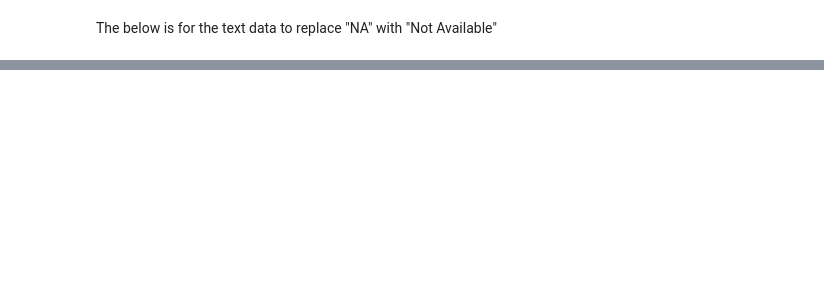
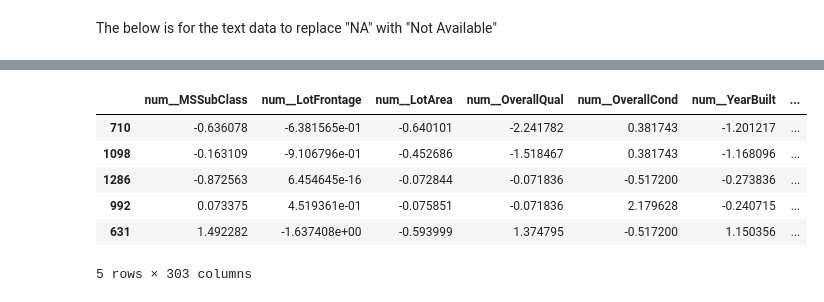
Before and after one commit to soumyags/Regression-Project, a Jupyter notebook: HouseDataProject Automated/HouseProject.ipynb, the cells around one changed output, grey strips where cells are left out. Drawn from its saved outputs; the diff is of its cells as text; code cells hidden in the pictures; blank space fills up the shorter version.

Commit message:
Automation of Project using sklearn method

```diff
--- a/HouseDataProject Automated/HouseProject.ipynb
+++ b/HouseDataProject Automated/HouseProject.ipynb
@@ -125,0 +180,4 @@ pre = ColumnTransformer([('num', num_pipe, con),
+# %%
+from sklearn.model_selection import train_test_split
+xtrain, xtest, ytrain, ytest = train_test_split(X_pre, Y, test_size=0.2,
+                                                random_state=21)
@@ -125,0 +204,10 @@ pre = ColumnTransformer([('num', num_pipe, con),
+# %%
+xtrain.head(5)
+# %% [output]
+|  | num__MSSubClass | num__LotFrontage | num__LotArea | num__OverallQual | num__OverallCond | num__YearBuilt | ... |
+| 710 | -0.636078 | -6.381565e-01 | -0.640101 | -2.241782 | 0.381743 | -1.201217 | ... |
+| 1098 | -0.163109 | -9.106796e-01 | -0.452686 | -1.518467 | 0.381743 | -1.168096 | ... |
+| 1286 | -0.872563 | 6.454645e-16 | -0.072844 | -0.071836 | -0.517200 | -0.273836 | ... |
+| 992 | 0.073375 | 4.519361e-01 | -0.075851 | -0.071836 | 2.179628 | -0.240715 | ... |
+| 631 | 1.492282 | -1.637408e+00 | -0.593999 | 1.374795 | -0.517200 | 1.150356 | ... |
+5 rows × 303 columns
```
Also changed, not shown: parts of 15 cells of this notebook.
